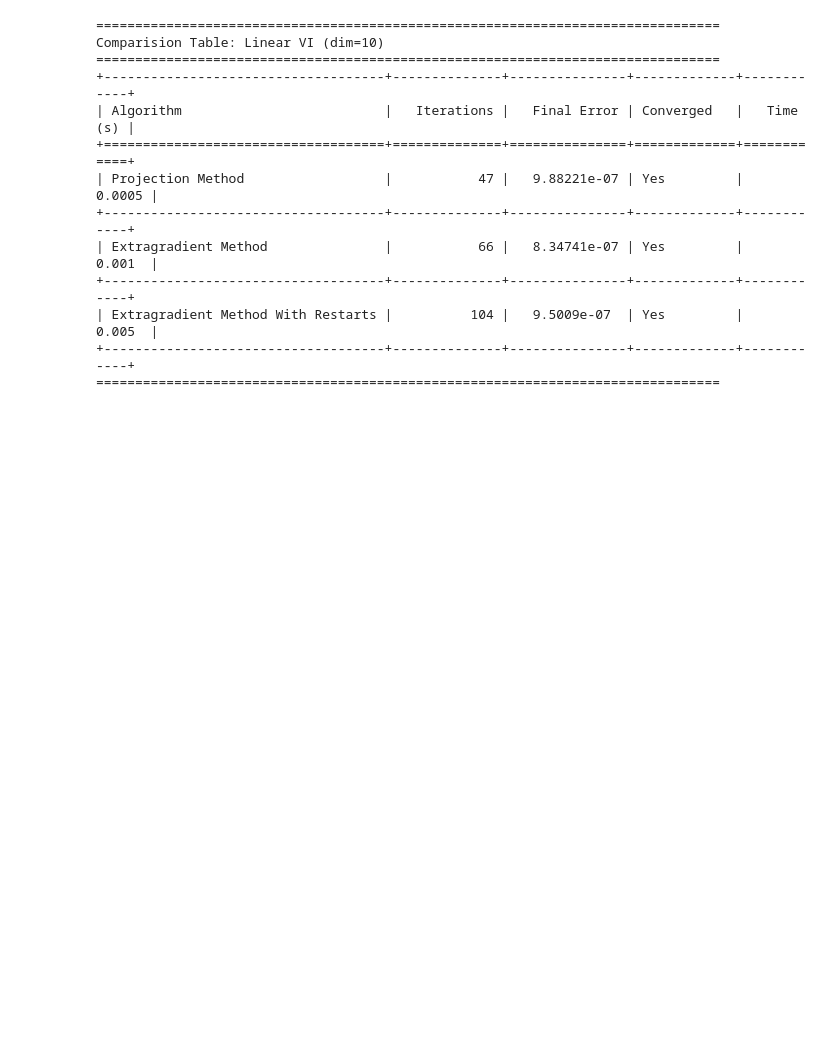
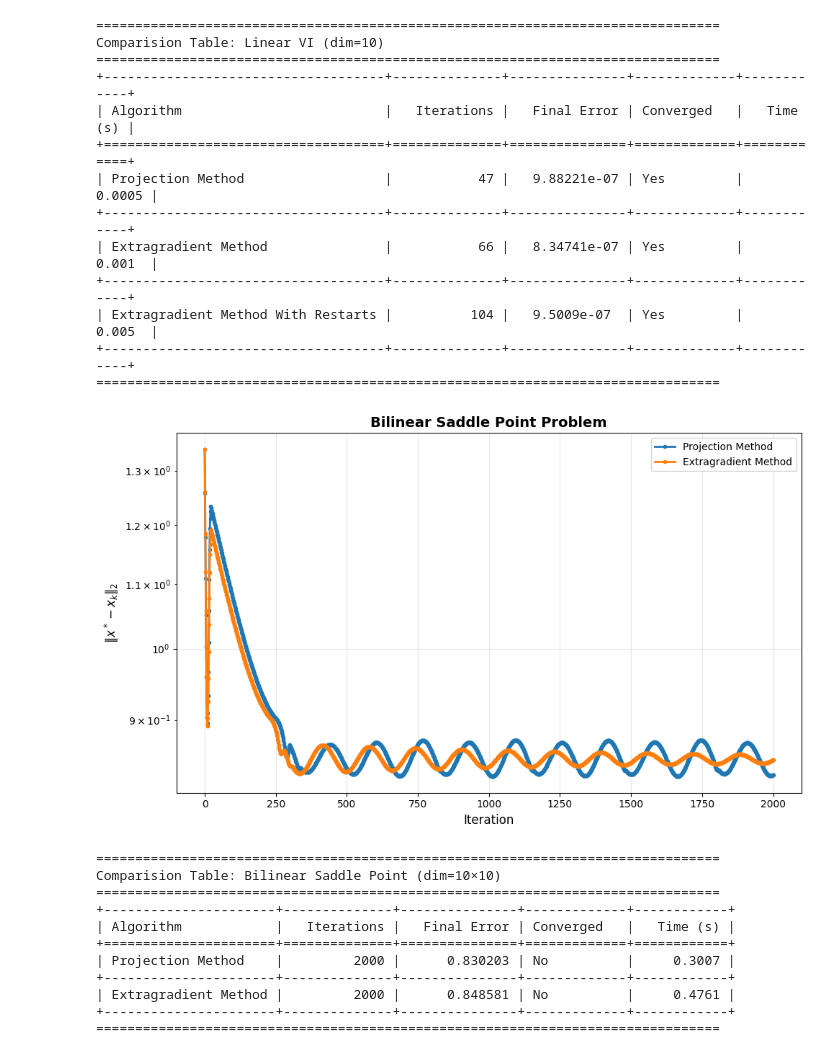
Before and after one commit to RthdxDev/saddle_points_problem, a Jupyter notebook: main.ipynb, the cells around one changed output. Saved outputs shown, nothing was run; the diff lists cells and outputs as text; code cells hidden in the pictures; blank space fills up the shorter version.

```diff
--- a/main.ipynb
+++ b/main.ipynb
@@ -38,3 +45,18 @@ Comparision Table: Linear VI (dim=10)
 | Extragradient Method With Restarts |          104 |   9.5009e-07  | Yes         |     0.005  |
 +------------------------------------+--------------+---------------+-------------+------------+
 ================================================================================
+# %%
+exp3 = experiment_bilinear_saddle_point(max_iterations=2000)
+# %% [output]
+[figure, added]
+================================================================================
+Comparision Table: Bilinear Saddle Point (dim=10×10)
+================================================================================
++----------------------+--------------+---------------+-------------+------------+
+| Algorithm            |   Iterations |   Final Error | Converged   |   Time (s) |
++======================+==============+===============+=============+============+
+| Projection Method    |         2000 |      0.830203 | No          |     0.3007 |
++----------------------+--------------+---------------+-------------+------------+
+| Extragradient Method |         2000 |      0.848581 | No          |     0.4761 |
++----------------------+--------------+---------------+-------------+------------+
+================================================================================
```
Also changed, not shown: parts of 3 cells of this notebook, 2 other files.
